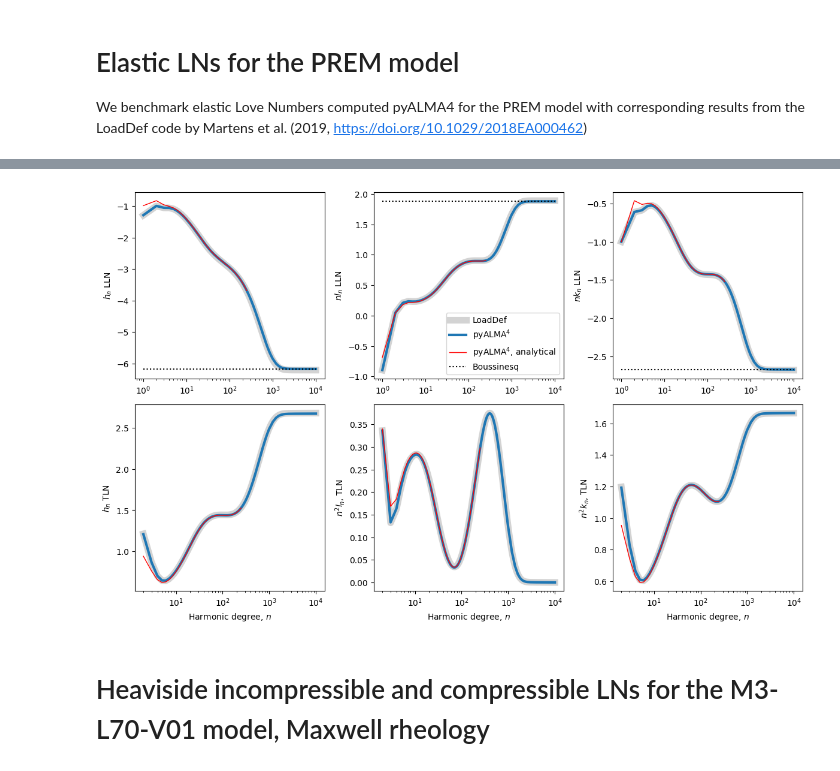
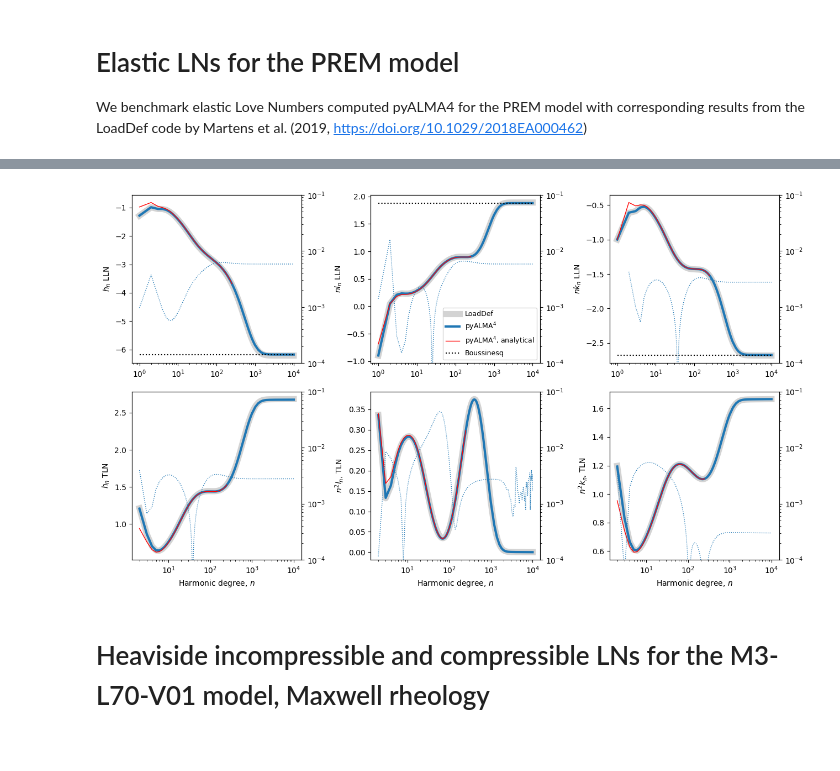
Before and after one commit to danielemelini/pyALMA4, a Jupyter notebook: benchmarks.ipynb, the cells around one changed output, grey strips where cells are left out. Drawn from its saved outputs; the diff is of its cells as text; code cells hidden in the pictures.

Commit message:
Added relative differences to benchmark figures

```diff
--- a/benchmarks.ipynb
+++ b/benchmarks.ipynb
@@ -127,54 +127,82 @@ Harmonic degree n = 250 ( 0.09030159999383613 s )
 # See Farrell 1972, eq (36)
 
 h_bq, l_bq, k_bq = alma.boussinesq(r,rho,mu,lam)
+# %%
+# Define a function for computing relative differences
+
+def rel_diff(x,y,xref,yref):
+
+    mask = np.isin(xref, x)
+    idx  = np.flatnonzero(mask)
+
+    return np.abs((y-yref[idx]) / yref[idx])
 # %%
 # Compare LNs from LoadDef, ALMA and asymptotic limits
 
 lw1, lw2, lw3 = 8, 3, 1
+lw4 = 1
+diff_rng=(1e-4,1e-1)
 
-fig, ax = plt.subplots( 2,3, figsize=(12,7.5) )
+fig, ax = plt.subplots( 2,3, figsize=(13,7.5) )
 
 ax[0,0].semilogx( n_load_ref, h_load_ref, linewidth=lw1, color='lightgray', label='LoadDef' )
 ax[0,0].semilogx( n_load,     h_load,     linewidth=lw2, label='pyALMA${}^4$' )
 ax[0,0].semilogx( n_load_an,  h_load_an,  linewidth=lw3, color='red', label='pyALMA${}^4$, analytical' )
 ax[0,0].semilogx( n_load, np.full(len(n_load), h_bq), 'k:', label='Boussinesq' )
 ax[0,0].set_ylabel("$h_n$ LLN")
-#ax[0,0].legend()
+ax2 = ax[0,0].twinx()
+ax2.loglog( n_load, rel_diff(n_load, h_load, n_load_ref, h_load_ref ), ':', linewidth=lw4 )
+ax2.set_ylim(diff_rng)
 
 ax[0,1].semilogx( n_load_ref, n_load_ref*l_load_ref, linewidth=lw1, color='lightgray', label='LoadDef' )
 ax[0,1].semilogx( n_load,     n_load*l_load,         linewidth=lw2, label='pyALMA${}^4$' )
 ax[0,1].semilogx( n_load_an,  n_load_an*l_load_an,   linewidth=lw3, color='red', label='pyALMA${}^4$, analytical' )
 ax[0,1].semilogx( n_load, np.full(len(n_load), l_bq), 'k:', label='Boussinesq' )
 ax[0,1].set_ylabel("$nl_n$ LLN")
-ax[0,1].legend()
+ax[0,1].legend(fontsize=9)
+ax2 = ax[0,1].twinx()
+ax2.loglog( n_load, rel_diff(n_load, l_load, n_load_ref, l_load_ref ), ':', linewidth=lw4 )
+ax2.set_ylim(diff_rng)
 
 ax[0,2].semilogx( n_load_ref, n_load_ref*k_load_ref, linewidth=lw1, color='lightgray' )
 ax[0,2].semilogx( n_load,     n_load*k_load,         linewidth=lw2 )
 ax[0,2].semilogx( n_load_an,  n_load_an*k_load_an,   linewidth=lw3, color='red' )
 ax[0,2].semilogx( n_load, np.full(len(n_load), k_bq), 'k:' )
 ax[0,2].set_ylabel("$nk_n$ LLN")
+ax2 = ax[0,2].twinx()
+ax2.loglog( n_load[1:], rel_diff(n_load, k_load, n_load_ref, k_load_ref)[1:], ':', linewidth=lw4 )
+ax2.set_ylim(diff_rng)
 
 ax[1,0].semilogx( n_tide_ref, n_tide_ref*h_tide_ref, linewidth=lw1, color='lightgray' )
 ax[1,0].semilogx( n_tide,     n_tide*h_tide,         linewidth=lw2  )
 ax[1,0].semilogx( n_tide_an,  n_tide_an*h_tide_an,   linewidth=lw3, color='red' )
 ax[1,0].set_ylabel('$h_n$ TLN')
 ax[1,0].set_xlabel('Harmonic degree, $n$')
+ax2 = ax[1,0].twinx()
+ax2.loglog( n_tide, rel_diff(n_tide, h_tide, n_tide_ref, h_tide_ref), ':', linewidth=lw4 )
+ax2.set_ylim(diff_rng)
 
 ax[1,1].semilogx( n_tide_ref, n_tide_ref**2*l_tide_ref, linewidth=lw1, color='lightgray' )
 ax[1,1].semilogx( n_tide,     n_tide**2*l_tide,         linewidth=lw2  )
 ax[1,1].semilogx( n_tide_an,  n_tide_an**2*l_tide_an,   linewidth=lw3, color='red' )
 ax[1,1].set_ylabel('$n^2l_n$, TLN')
 ax[1,1].set_xlabel('Harmonic degree, $n$')
+ax2 = ax[1,1].twinx()
+ax2.loglog( n_tide, rel_diff(n_tide, l_tide, n_tide_ref, l_tide_ref ), ':', linewidth=lw4 )
+ax2.set_ylim(diff_rng)
 
 ax[1,2].semilogx( n_tide_ref, n_tide_ref**2*k_tide_ref, linewidth=lw1, color='lightgray' )
 ax[1,2].semilogx( n_tide,     n_tide**2*k_tide,         linewidth=lw2  )
 ax[1,2].semilogx( n_tide_an,  n_tide_an**2*k_tide_an,   linewidth=lw3, color='red' )
 ax[1,2].set_ylabel('$n^2k_n$, TLN')
 ax[1,2].set_xlabel('Harmonic degree, $n$')
+ax2 = ax[1,2].twinx()
+ax2.loglog( n_tide, rel_diff(n_tide, k_tide, n_tide_ref, k_tide_ref), ':', linewidth=lw4 )
+ax2.set_ylim(diff_rng)
 
 plt.tight_layout()
 # %% [output]
-[figure, old version]
+[figure, new version]
 # %% [markdown]
 # Heaviside incompressible and compressible LNs for the M3-L70-V01 model, Maxwell rheology
 # %%
```
Also changed, not shown: parts of 11 cells of this notebook.
